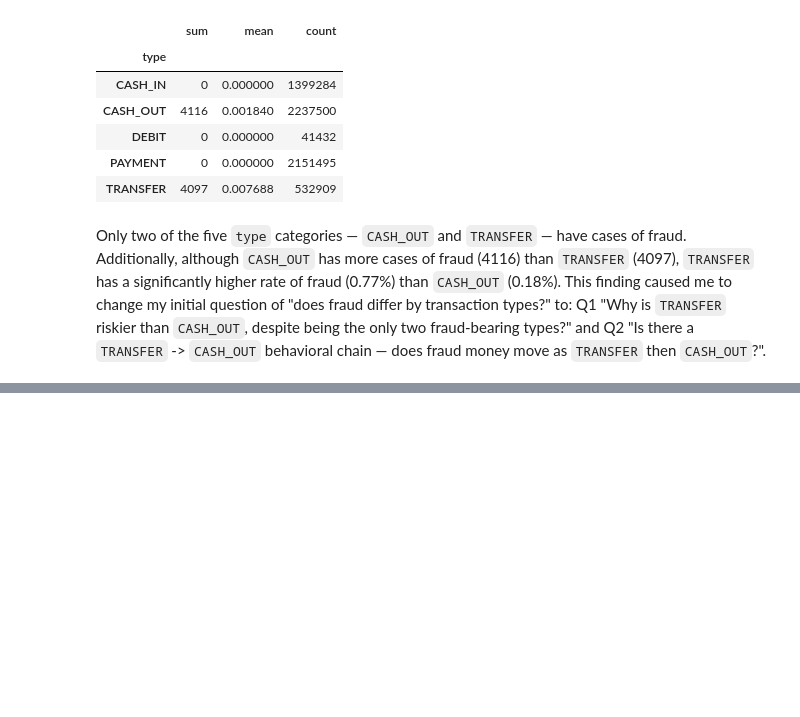
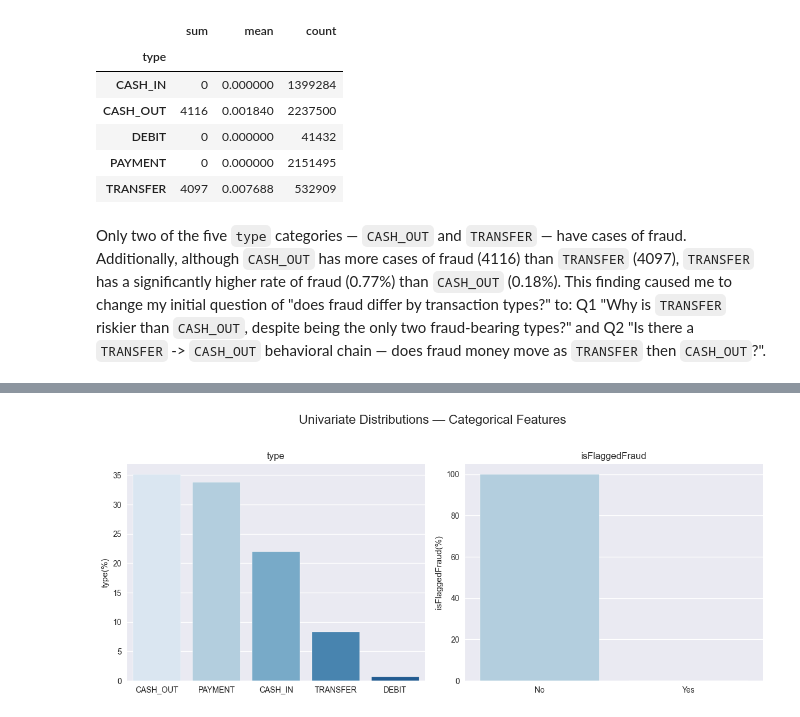
Before and after one commit to joshuasim/fraud-detection, a Jupyter notebook: notebooks/01_eda.ipynb, the cells around one changed output, grey strips where cells are left out. Saved outputs shown, nothing was run; the diff lists cells and outputs as text; code cells hidden in the pictures; blank space fills up the shorter version.

```diff
--- a/notebooks/01_eda.ipynb
+++ b/notebooks/01_eda.ipynb
@@ -205,0 +243,22 @@ Only two of the five `type` categories — `CASH_OUT` and `TRANSFER` — have ca
+# %%
+if df['isFlaggedFraud'].dtype is int: # ensures I dont accidently rerun this code and then set all values to null.
+    df['isFlaggedFraud'] = df['isFlaggedFraud'].map({0: 'No', 1: 'Yes'})
+# %%
+categorical_features = ['type', 'isFlaggedFraud']
+
+fig, axes = plt.subplots(1, 2 , figsize=(12, 5))
+axes = axes.flatten()
+
+for i, feature in enumerate(categorical_features):
+    feature_rates = df[feature].value_counts(normalize=True)
+    sns.barplot(x=feature_rates.index, y=feature_rates.values*100, ax=axes[i], palette='Blues')
+    axes[i].set_title(feature)
+    axes[i].set_xlabel('')
+    axes[i].set_ylabel(f'{feature}(%)')
+
+fig.suptitle('Univariate Distributions — Categorical Features', fontsize=16, y=1.02)
+plt.tight_layout()
+plt.savefig('../images/categorical_distributions.png', bbox_inches='tight')
+plt.show()
+# %% [output]
+[figure, added]
```
Also changed, not shown: parts of 13 cells of this notebook, 3 other files.
